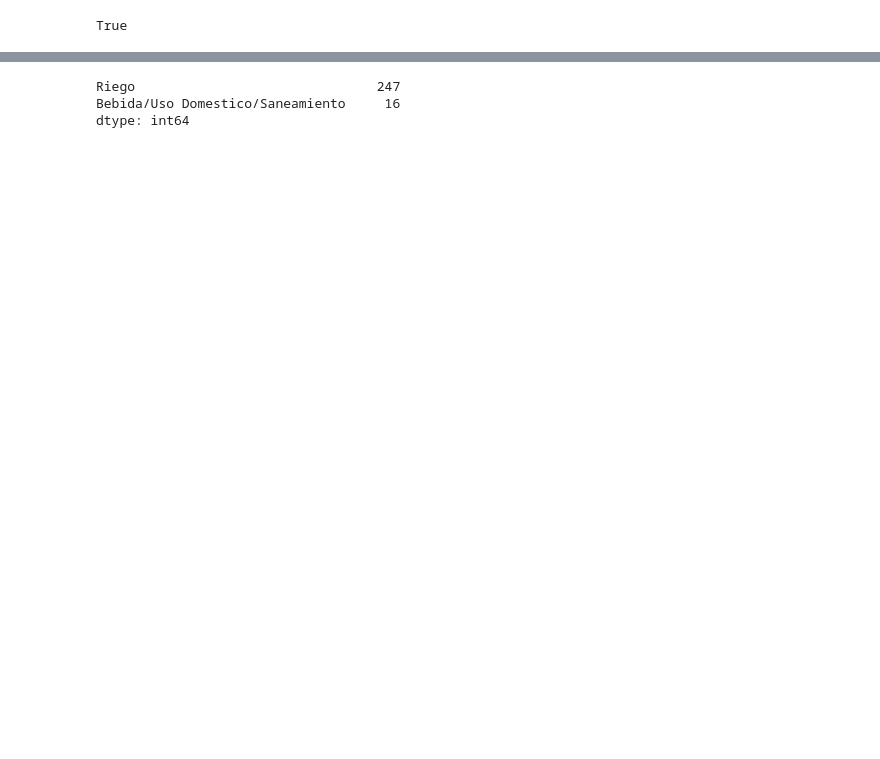
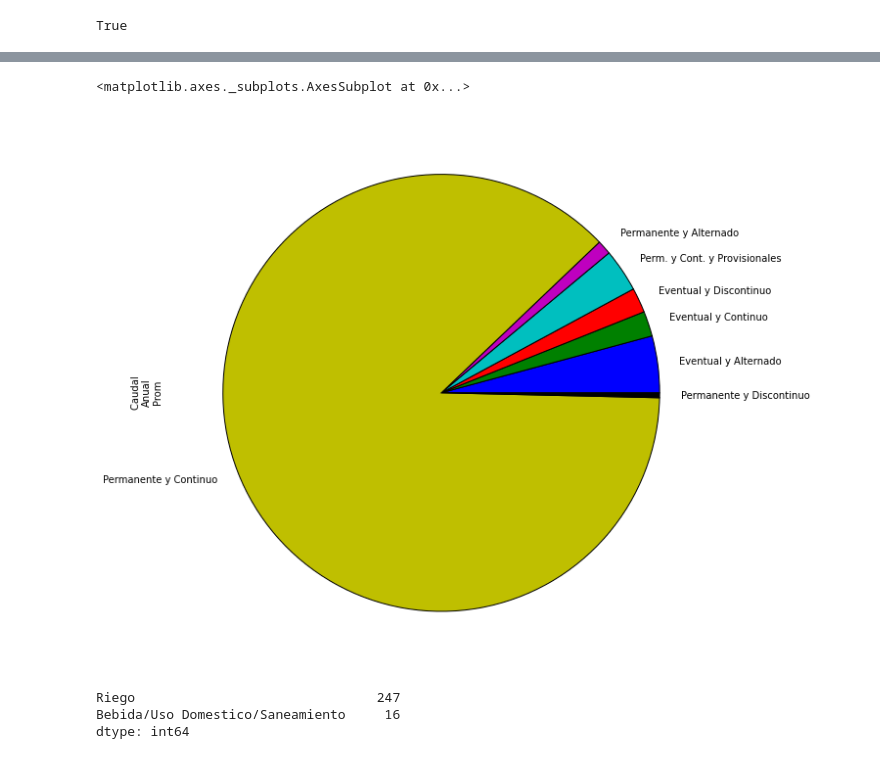
Before and after one commit to jrovegno/fci, a Jupyter notebook: Derechos-Agua-Petorca.ipynb, the cells around one changed output, grey strips where cells are left out. Cells and saved outputs as stored; diff of their text form; code cells hidden in the pictures; blank space fills up the shorter version.

```diff
--- a/Derechos-Agua-Petorca.ipynb
+++ b/Derechos-Agua-Petorca.ipynb
@@ -88,6 +122,11 @@ Eventual y Discontinuo             11
 Permanente y Alternado             11
 Eventual y Alternado                2
 dtype: int64
+# %%
+ddaa.groupby(u'Ejercicio del Derecho').sum()[u'Caudal \nAnual\nProm'].plot(kind='pie', figsize=(10, 10))
+# %% [output]
+<matplotlib.axes._subplots.AxesSubplot at 0x...>
+[figure, added]
 # %%
 ddaa[u'Uso del Agua'].value_counts()
 # %% [output]
```
Also changed, not shown: parts of 24 cells of this notebook.
